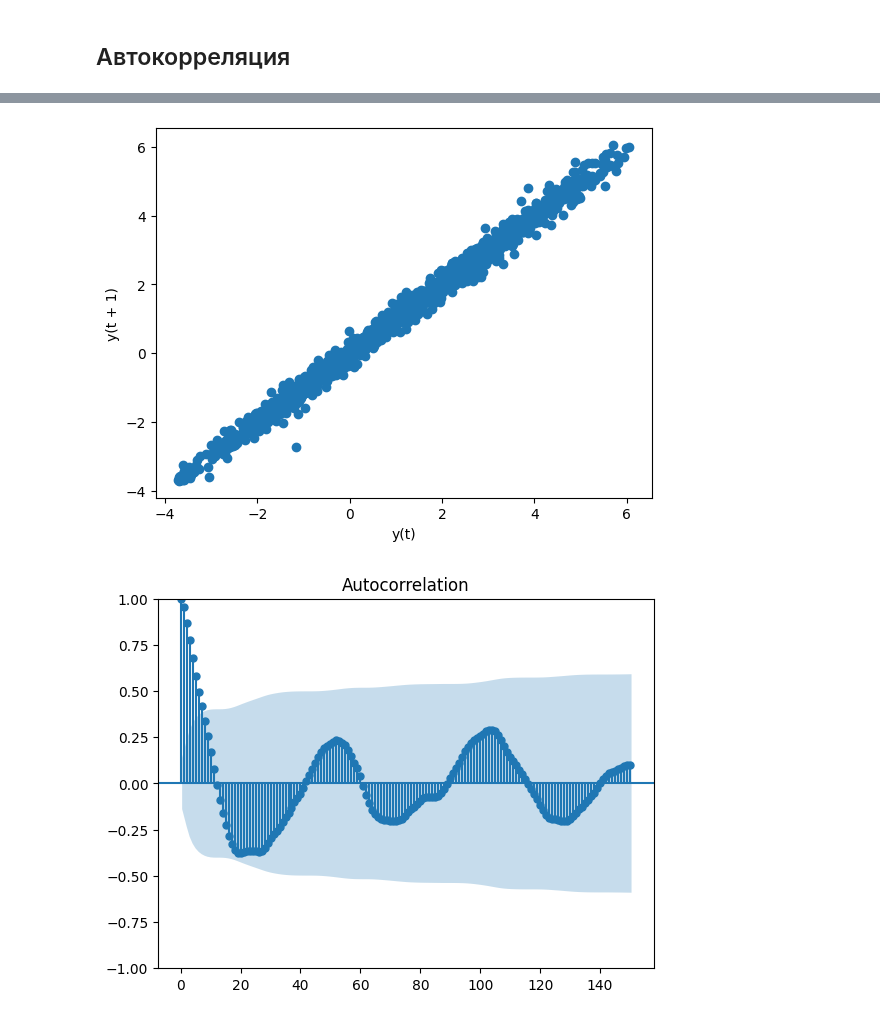
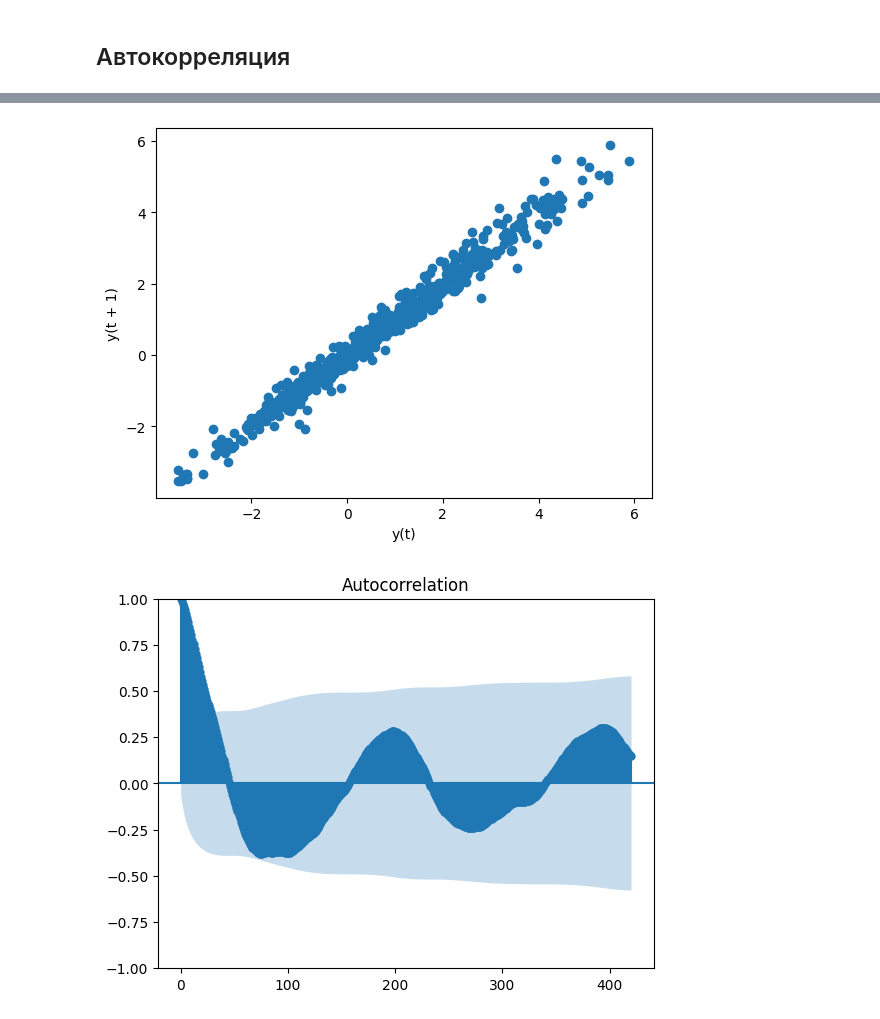
Before and after one commit to ootho/btc_timeseries_analysis, a Jupyter notebook: notebook09d5459ff7.ipynb, the cells around one changed output, grey strips where cells are left out. Saved outputs shown, nothing was run; the diff lists cells and outputs as text; code cells hidden in the pictures.

```diff
--- a/notebook09d5459ff7.ipynb
+++ b/notebook09d5459ff7.ipynb
@@ -343,0 +225,2 @@ grouped_rescale.plot(kind='line')
+# %%
+df_cycle = df_cycle[0:785000]
@@ -343,0 +229,17 @@ grouped_rescale.plot(kind='line')
+# %%
+# добавляем новую строку в начало датафрейма
+new_row = pd.DataFrame({'close': [None], 'time': [0.0]})
+new_row = new_row.set_index('time', drop=True)
+
+df_cycle = pd.concat([new_row, df_cycle], axis=0)
+# %%
+# Разбиваем индекс на батчи
+batches = pd.cut(df_cycle.index, bins=round((785000)/1000))
+
+# Группируем значения по батчам и применяем агрегирующую функцию mean
+grouped = df_cycle.groupby(batches)['close'].mean()
+
+#Один шаг индекса соответствует 100 блоков
+#Заполняем пропуски в начале
+grouped = grouped.fillna(method='bfill')
+grouped.plot(kind='line', figsize = (20,4))
@@ -343,0 +249,4 @@ grouped_rescale.plot(kind='line')
+# %%
+# сбрасываем индексы
+df_g = grouped.reset_index(drop=True)
+df_g
@@ -351,16 +268,13 @@ grouped_rescale.plot(kind='line')
 # %%
-from pandas import read_csv
 from matplotlib import pyplot
 from pandas.plotting import lag_plot
-lag_plot(df_wbox_t['close'],1)
+lag_plot(df_g,1)
 pyplot.show()
 # %% [output]
-[figure, old version]
+[figure, new version]
 # %%
-from pandas import read_csv
-from matplotlib import pyplot
 from statsmodels.graphics.tsaplots import plot_acf
-plot_acf(grouped_rescale['close'], lags=150)
+plot_acf(df_g, lags=420)
 pyplot.show()
 # %% [output]
-[figure, old version]
+[figure, new version]
```
Also changed, not shown: parts of 80 cells of this notebook, 1 other file.
